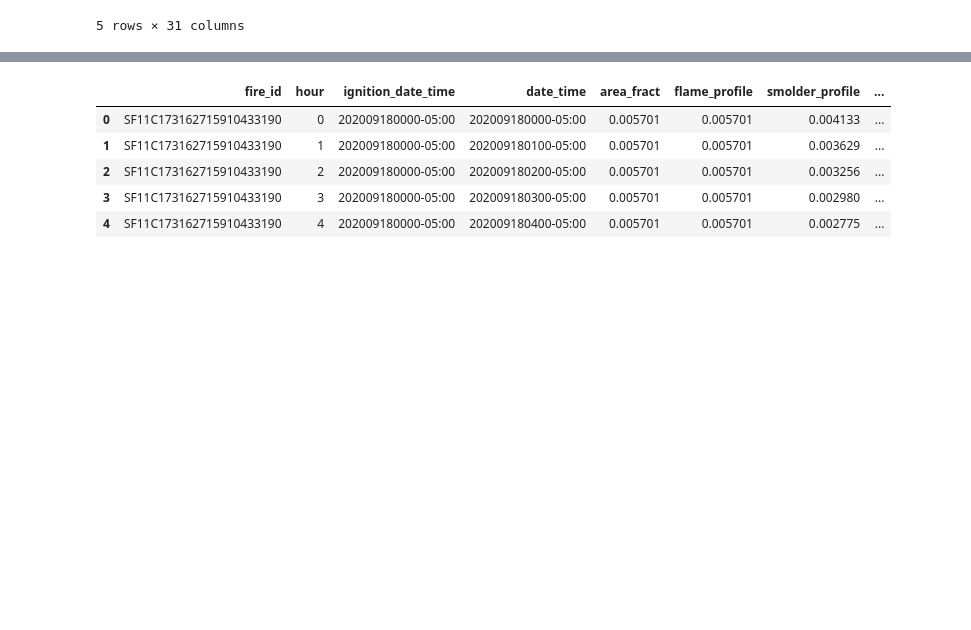
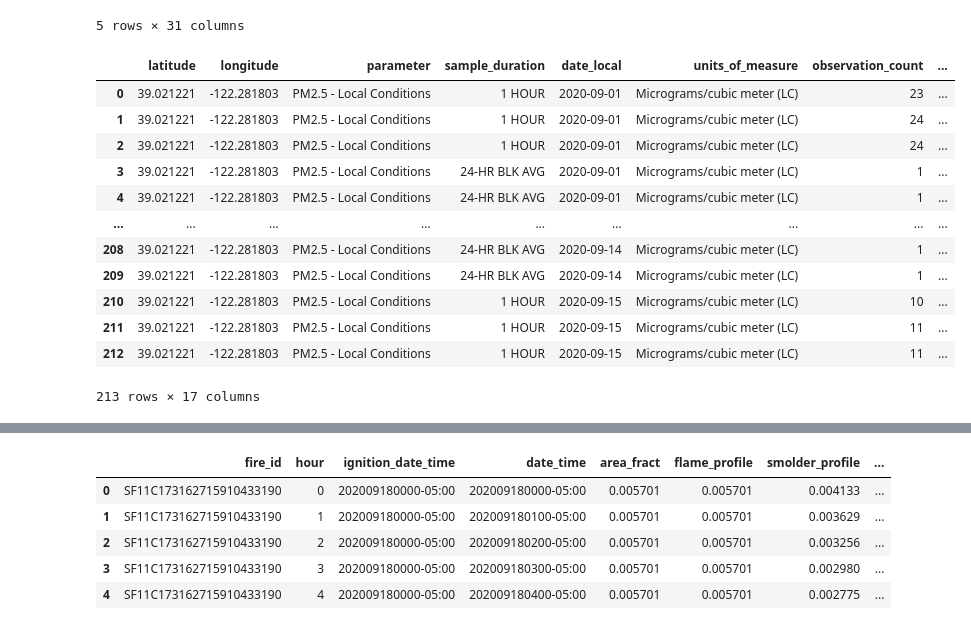
Before and after one commit to TrentELittle/Bootcamp-Project-2, a Jupyter notebook: Bootcamp-Project-2.ipynb, the cells around one changed output, grey strips where cells are left out. Drawn from its saved outputs; the diff is of its cells as text; code cells hidden in the pictures; blank space fills up the shorter version.

Commit message:
clean cali data
Here is the data with more cleaning

```diff
--- a/Bootcamp-Project-2.ipynb
+++ b/Bootcamp-Project-2.ipynb
@@ -22,7 +22,7 @@ cali_data = []
 # %%
 # Create a DataFrame for California and pull carbon monoxide data from API
 cali_params = {"email" : email_address, "key" : aqs_api_key, "param" : "88101",
-          "bdate" : "20200901", "edate" : "20200915", "state" : California}
+          "bdate" : "20200901", "edate" : "2020923", "state" : California}
 
 # Call to url
 cali_response = requests.get(sample_data_url, params = cali_params).json()
@@ -38,4 +38,21 @@ cali_df.head()
 | 3 | 06 | 011 | 0007 | 88101 | 1 | 39.021221 | -122.281803 | WGS84 | ... |
 | 4 | 06 | 011 | 0007 | 88101 | 1 | 39.021221 | -122.281803 | WGS84 | ... |
 5 rows × 31 columns
+# %%
+clean_cali_df=cali_df.drop(["state_code","arithmetic_mean","cbsa", "pollutant_standard", "county_code","site_number","parameter_code","datum","cbsa_code","poc","method_code","local_site_name","event_type","validity_indicator","method_code"], axis=1)
+clean_cali_df
+# %% [output]
+|  | latitude | longitude | parameter | sample_duration | date_local | units_of_measure | observation_count | ... |
+| 0 | 39.021221 | -122.281803 | PM2.5 - Local Conditions | 1 HOUR | 2020-09-01 | Micrograms/cubic meter (LC) | 23 | ... |
+| 1 | 39.021221 | -122.281803 | PM2.5 - Local Conditions | 1 HOUR | 2020-09-01 | Micrograms/cubic meter (LC) | 24 | ... |
+| 2 | 39.021221 | -122.281803 | PM2.5 - Local Conditions | 1 HOUR | 2020-09-01 | Micrograms/cubic meter (LC) | 24 | ... |
+| 3 | 39.021221 | -122.281803 | PM2.5 - Local Conditions | 24-HR BLK AVG | 2020-09-01 | Micrograms/cubic meter (LC) | 1 | ... |
+| 4 | 39.021221 | -122.281803 | PM2.5 - Local Conditions | 24-HR BLK AVG | 2020-09-01 | Micrograms/cubic meter (LC) | 1 | ... |
+| ... | ... | ... | ... | ... | ... | ... | ... | ... |
+| 208 | 39.021221 | -122.281803 | PM2.5 - Local Conditions | 24-HR BLK AVG | 2020-09-14 | Micrograms/cubic meter (LC) | 1 | ... |
+| 209 | 39.021221 | -122.281803 | PM2.5 - Local Conditions | 24-HR BLK AVG | 2020-09-14 | Micrograms/cubic meter (LC) | 1 | ... |
+| 210 | 39.021221 | -122.281803 | PM2.5 - Local Conditions | 1 HOUR | 2020-09-15 | Micrograms/cubic meter (LC) | 10 | ... |
+| 211 | 39.021221 | -122.281803 | PM2.5 - Local Conditions | 1 HOUR | 2020-09-15 | Micrograms/cubic meter (LC) | 11 | ... |
+| 212 | 39.021221 | -122.281803 | PM2.5 - Local Conditions | 1 HOUR | 2020-09-15 | Micrograms/cubic meter (LC) | 11 | ... |
+213 rows × 17 columns
 # %%
```
Also changed, not shown: parts of 3 cells of this notebook.
